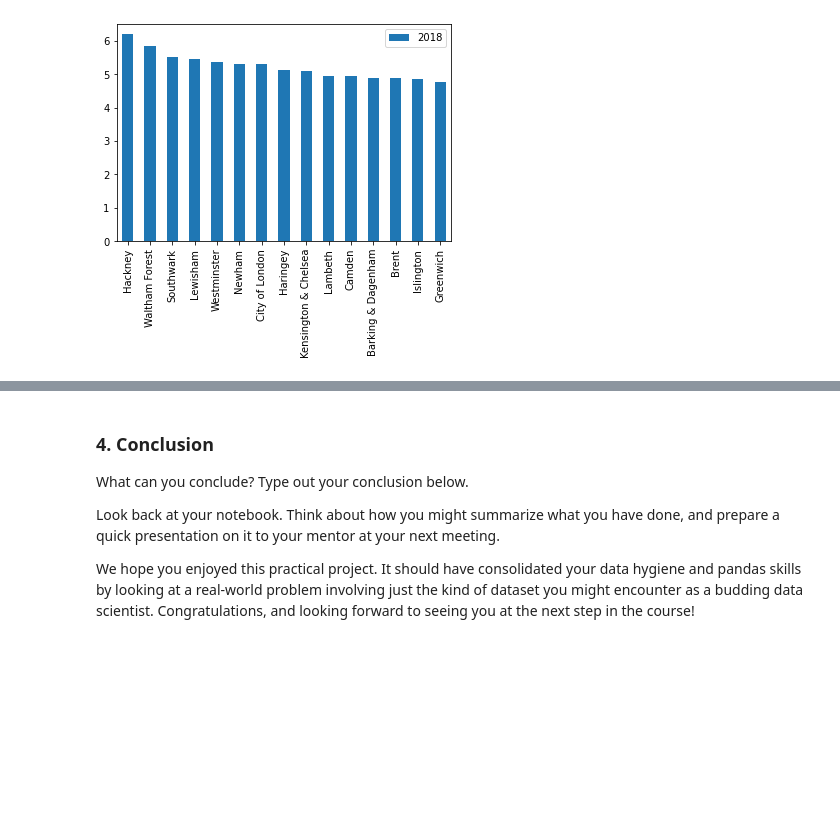
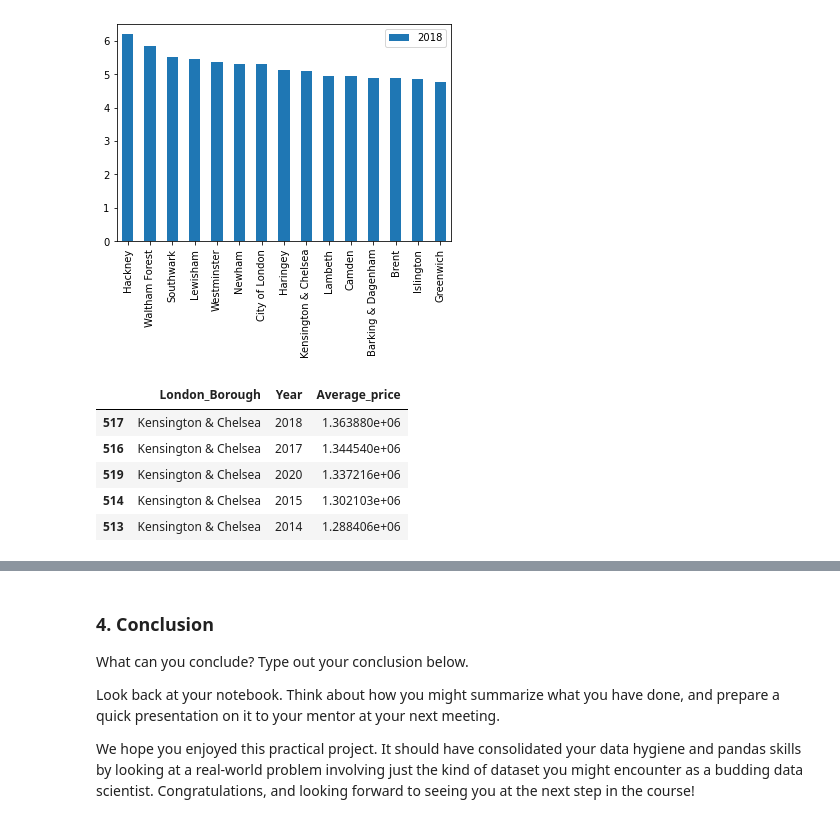
Before and after one commit to danpfc/Springboard, a Jupyter notebook: Unit 4 Challenge - Tier 3.ipynb, the cells around one changed output, grey strips where cells are left out. Drawn from its saved outputs; the diff is of its cells as text; code cells hidden in the pictures; blank space fills up the shorter version.

```diff
--- a/Unit 4 Challenge - Tier 3.ipynb
+++ b/Unit 4 Challenge - Tier 3.ipynb
@@ -638,3 +637,13 @@ ax.set_xticklabels(top15.Borough)
  Text(0, 0, 'Islington'),
  Text(0, 0, 'Greenwich')]
 [figure]
+# %%
+#the most expensive Borough
+dfg.sort_values(by=['Average_price'],ascending=False).head()
+# %% [output]
+|  | London_Borough | Year | Average_price |
+| 517 | Kensington & Chelsea | 2018 | 1.363880e+06 |
+| 516 | Kensington & Chelsea | 2017 | 1.344540e+06 |
+| 519 | Kensington & Chelsea | 2020 | 1.337216e+06 |
+| 514 | Kensington & Chelsea | 2015 | 1.302103e+06 |
+| 513 | Kensington & Chelsea | 2014 | 1.288406e+06 |
```
Also changed, not shown: parts of 5 cells of this notebook.
